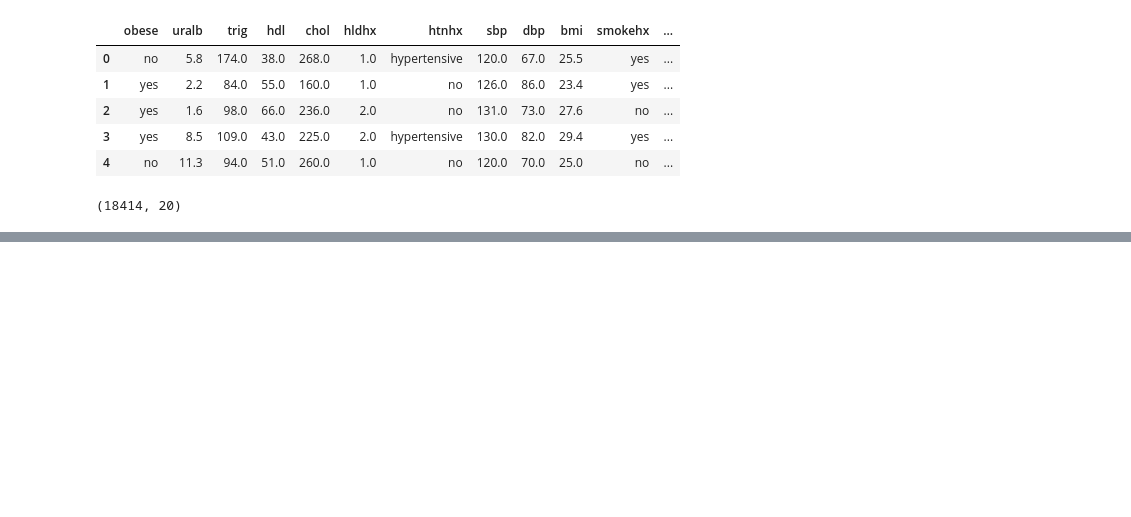
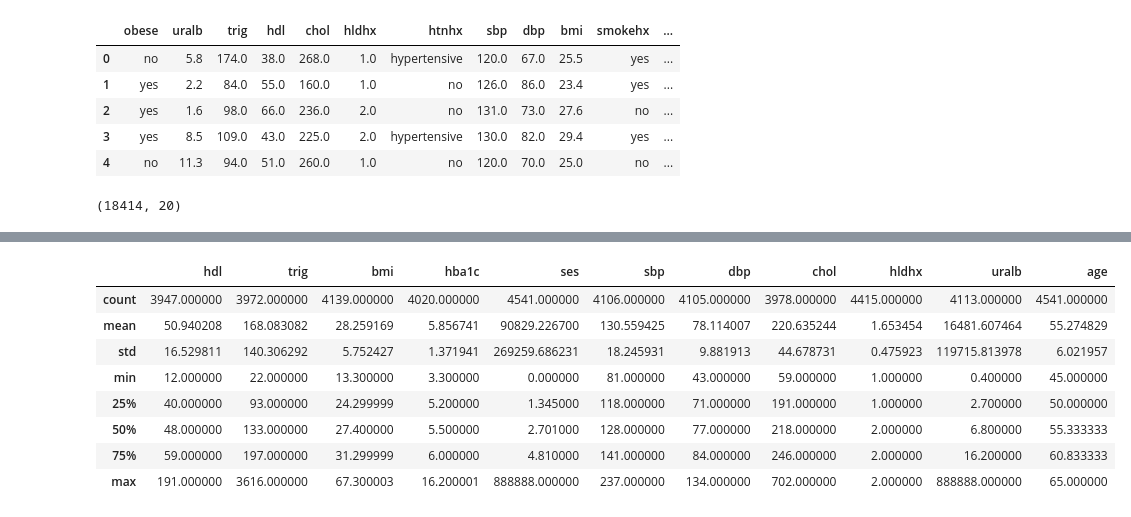
Before and after one commit to jibinmathew69/Nhanes, a Jupyter notebook: Nhanes3.ipynb, the cells around one changed output, grey strips where cells are left out. Saved outputs shown, nothing was run; the diff lists cells and outputs as text; code cells hidden in the pictures; blank space fills up the shorter version.

Commit message:
Add data cleaning and Outlier removal

```diff
--- a/Nhanes3.ipynb
+++ b/Nhanes3.ipynb
@@ -62,0 +106,3 @@ data.shape
+# %%
+numerical_columns = list(set(data.columns) - set(categorical_columns))
+numerical_columns
@@ -62,0 +144,4 @@ data.shape
+# %%
+data.loc[data['obese'].isnull(), 'obese'] = "Not_Available"
+data.loc[data['htnhx'].isnull(), 'htnhx'] = "Not_Available"
+data.loc[data['mi'].isnull(), 'mi'] = "Not_Available"
@@ -62,0 +188,5 @@ data.shape
+# %%
+data.loc[data['hf'].isna(), 'hf'] = 'no'
+data.loc[data['stroke'].isna(), 'stroke'] = 'no'
+# %%
+data.dropna(subset=['mortstat'], inplace=True)
@@ -62,0 +236,12 @@ data.shape
+# %%
+data[numerical_columns].describe()
+# %% [output]
+|  | hdl | trig | bmi | hba1c | ses | sbp | dbp | chol | hldhx | uralb | age |
+| count | 3947.000000 | 3972.000000 | 4139.000000 | 4020.000000 | 4541.000000 | 4106.000000 | 4105.000000 | 3978.000000 | 4415.000000 | 4113.000000 | 4541.000000 |
+| mean | 50.940208 | 168.083082 | 28.259169 | 5.856741 | 90829.226700 | 130.559425 | 78.114007 | 220.635244 | 1.653454 | 16481.607464 | 55.274829 |
+| std | 16.529811 | 140.306292 | 5.752427 | 1.371941 | 269259.686231 | 18.245931 | 9.881913 | 44.678731 | 0.475923 | 119715.813978 | 6.021957 |
+| min | 12.000000 | 22.000000 | 13.300000 | 3.300000 | 0.000000 | 81.000000 | 43.000000 | 59.000000 | 1.000000 | 0.400000 | 45.000000 |
+| 25% | 40.000000 | 93.000000 | 24.299999 | 5.200000 | 1.345000 | 118.000000 | 71.000000 | 191.000000 | 1.000000 | 2.700000 | 50.000000 |
+| 50% | 48.000000 | 133.000000 | 27.400000 | 5.500000 | 2.701000 | 128.000000 | 77.000000 | 218.000000 | 2.000000 | 6.800000 | 55.333333 |
+| 75% | 59.000000 | 197.000000 | 31.299999 | 6.000000 | 4.810000 | 141.000000 | 84.000000 | 246.000000 | 2.000000 | 16.200000 | 60.833333 |
+| max | 191.000000 | 3616.000000 | 67.300003 | 16.200001 | 888888.000000 | 237.000000 | 134.000000 | 702.000000 | 2.000000 | 888888.000000 | 65.000000 |
```
Also changed, not shown: parts of 34 cells of this notebook.
